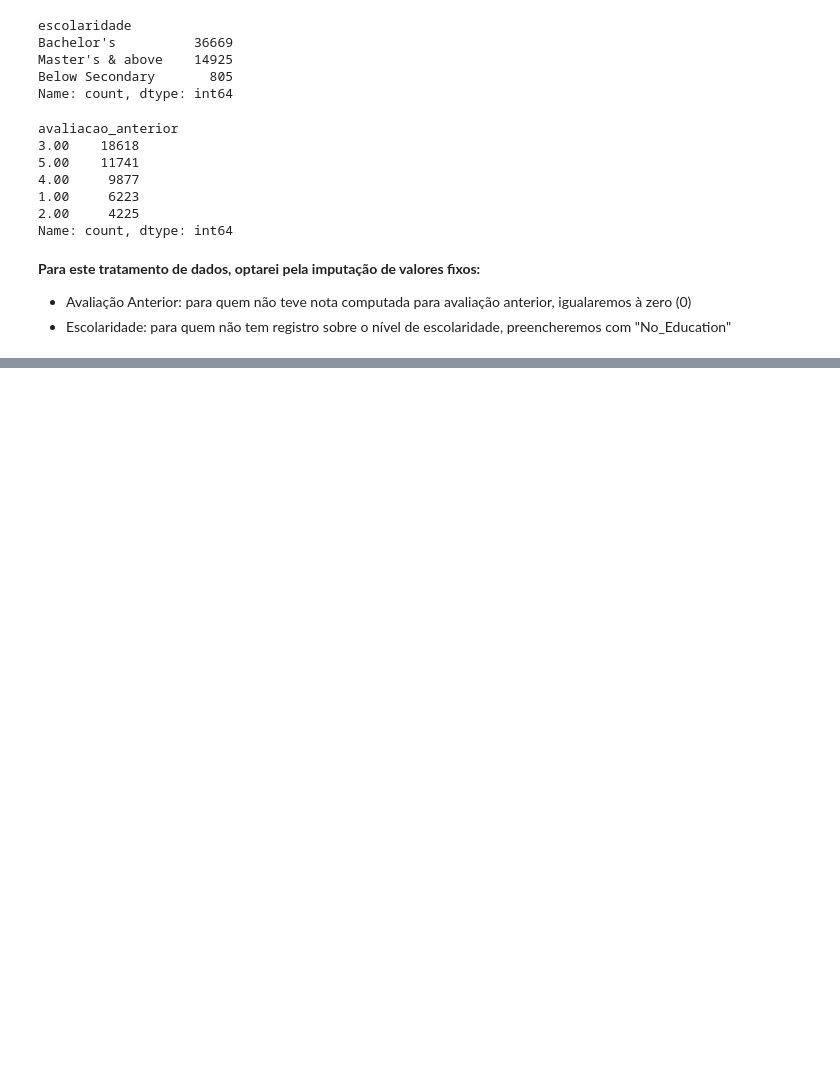
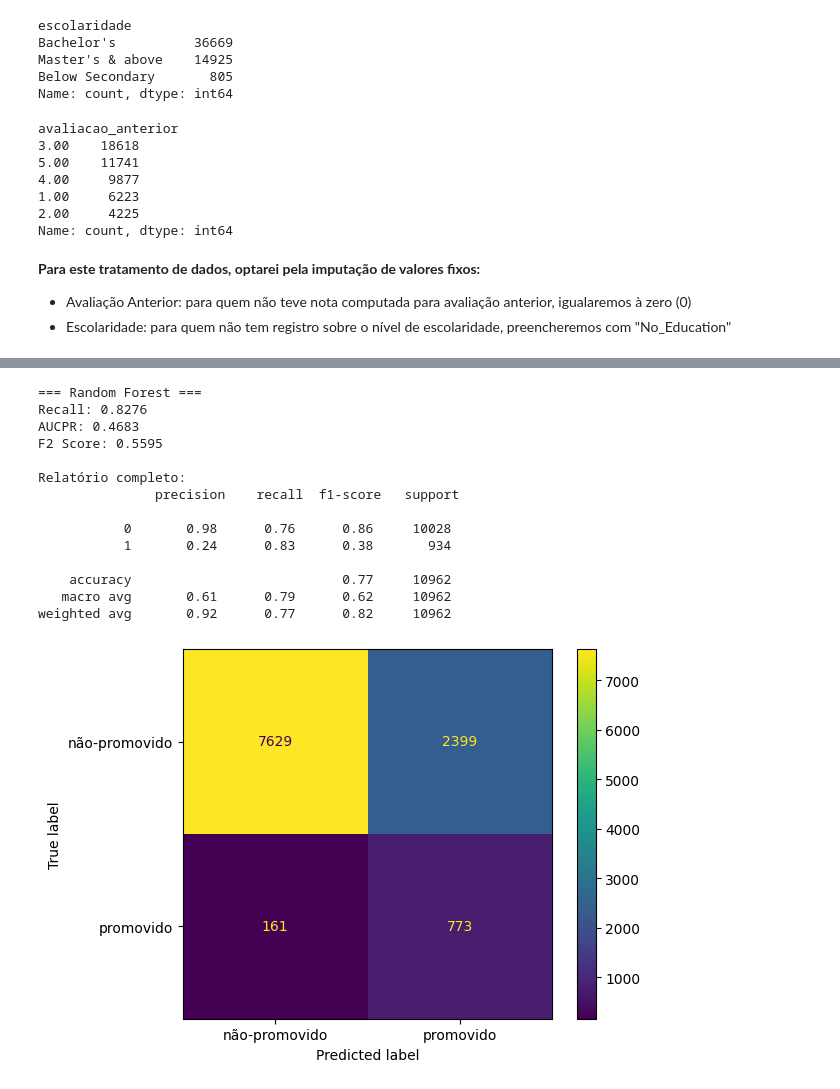
Before and after one commit to Douglaas92/tcc_people_analytics, a Jupyter notebook: 02_modelo-predicao.ipynb, the cells around one changed output, grey strips where cells are left out. Saved outputs shown, nothing was run; the diff lists cells and outputs as text; code cells hidden in the pictures; blank space fills up the shorter version.

Commit message:
01 - Primeiros testes de modelagem dos modelos, usando CV e recall médio

```diff
--- a/02_modelo-predicao.ipynb
+++ b/02_modelo-predicao.ipynb
@@ -514,7 +225,0 @@ for col in num_cols:
-# %%
-# Para algumas variáveis numéricas (principalmente relacionadas a desempenhos), quero analisar a distribuição
-# Considerando a proporção de Promovidos x Não Promovidos
-
-num_cols = df_treino.select_dtypes(include=['int64', 'float64']).columns.drop(['matricula', 'idade', 'tempo_empresa'])
-for col in num_cols:
-    grafico_movimentacao_promovidos(df_treino, col, tipo='histograma')
@@ -578,6 +225,0 @@ plt.show()
-# %%
-# Distribuição das variáveis categóricas, considerando a distribuição PROMOVIDOS
-
-cat_cols = df_treino.select_dtypes(include=['category']).columns.drop('regiao')
-for col in cat_cols:
-    grafico_movimentacao_promovidos(df_treino, col, tipo='barras_agrupadas')
@@ -678,0 +293,15 @@ Lembrando que a variável de **faixa de treinamento** foi criada apenas para dem
+# %%
+# ===============================
+# 8. Função de avaliação
+# ===============================
+def print_score(real, pred, proba):
+    recall = recall_score(real, pred)
+    precision_curve, recall_curve, _ = precision_recall_curve(real, proba)
+    aucpr = auc(recall_curve, precision_curve)
+    f2 = fbeta_score(real, pred, beta=2)
+    print(f"Recall: {recall:.4f}")
+    print(f"AUCPR: {aucpr:.4f}")
+    print(f"F2 Score: {f2:.4f}")
+    print("\nRelatório completo:\n", classification_report(real, pred))
+    cm = confusion_matrix(real, pred)
+    ConfusionMatrixDisplay(cm, display_labels=['não-promovido','promovido']).plot()
@@ -678,0 +373,33 @@ Lembrando que a variável de **faixa de treinamento** foi criada apenas para dem
+# %%
+# ===============================
+# 11. Treino, validação e avaliação do melhor modelo obtido na seção 10 - CV
+# ===============================
+
+best_model = modelos["Regressão Logística"]
+pipeline = Pipeline(steps=[
+    ("tratamento_type", tratamento_type),
+    ("tratamento_custom", tratamento_custom),
+    ("preprocessor", preprocessor),
+    ("model", best_model)
+])
+pipeline.fit(X_train, y_train)
+preds = pipeline.predict(X_val)
+probs = pipeline.predict_proba(X_val)[:, 1]
+print(f"\n=== {nome} ===")
+print_score(y_val, preds, probs)
+# %% [output]
+=== Random Forest ===
+Recall: 0.8276
+AUCPR: 0.4683
+F2 Score: 0.5595
+
+Relatório completo:
+               precision    recall  f1-score   support
+
+           0       0.98      0.76      0.86     10028
+           1       0.24      0.83      0.38       934
+
+    accuracy                           0.77     10962
+   macro avg       0.61      0.79      0.62     10962
+weighted avg       0.92      0.77      0.82     10962
+[figure, added]
```
Also changed, not shown: parts of 75 cells of this notebook, 1 other file.
